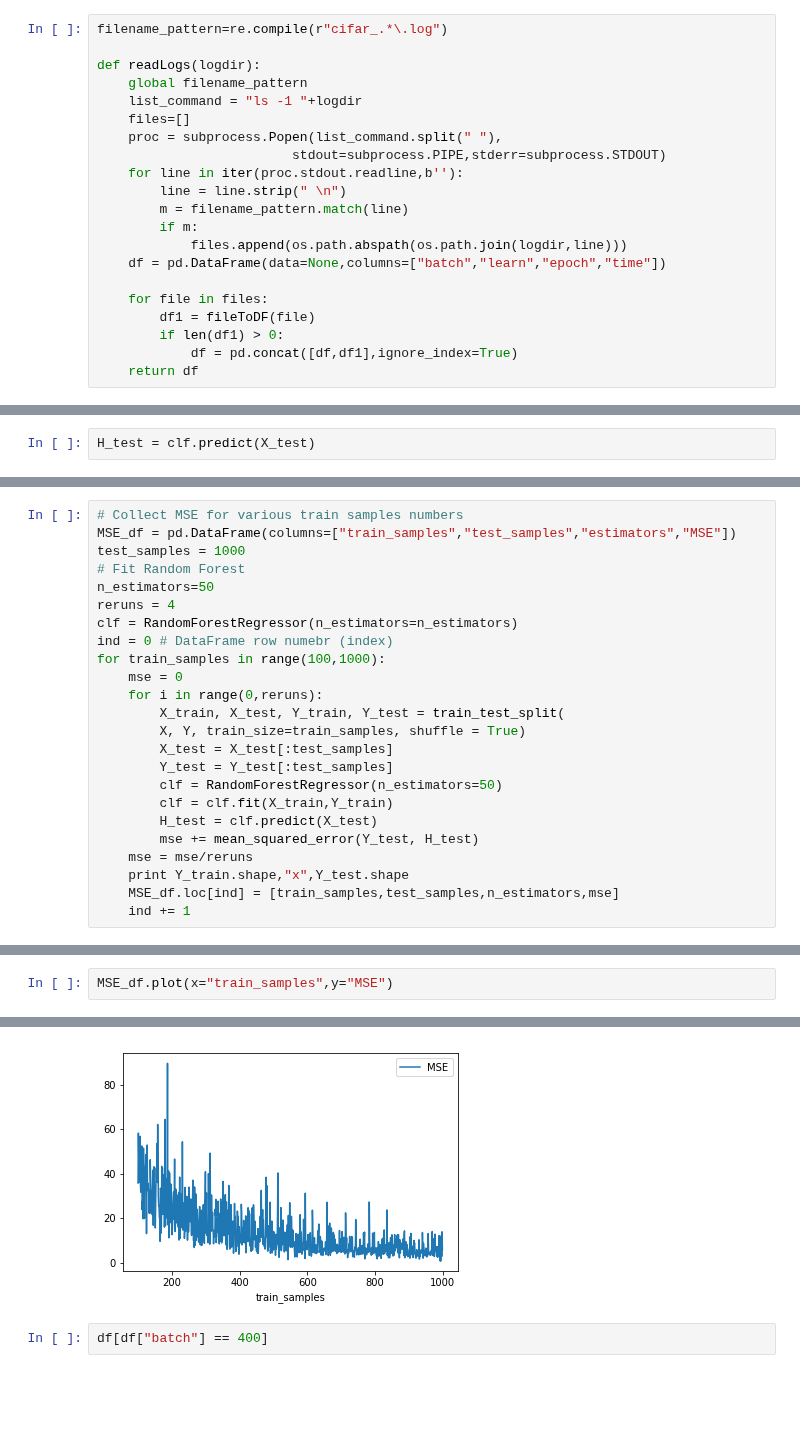
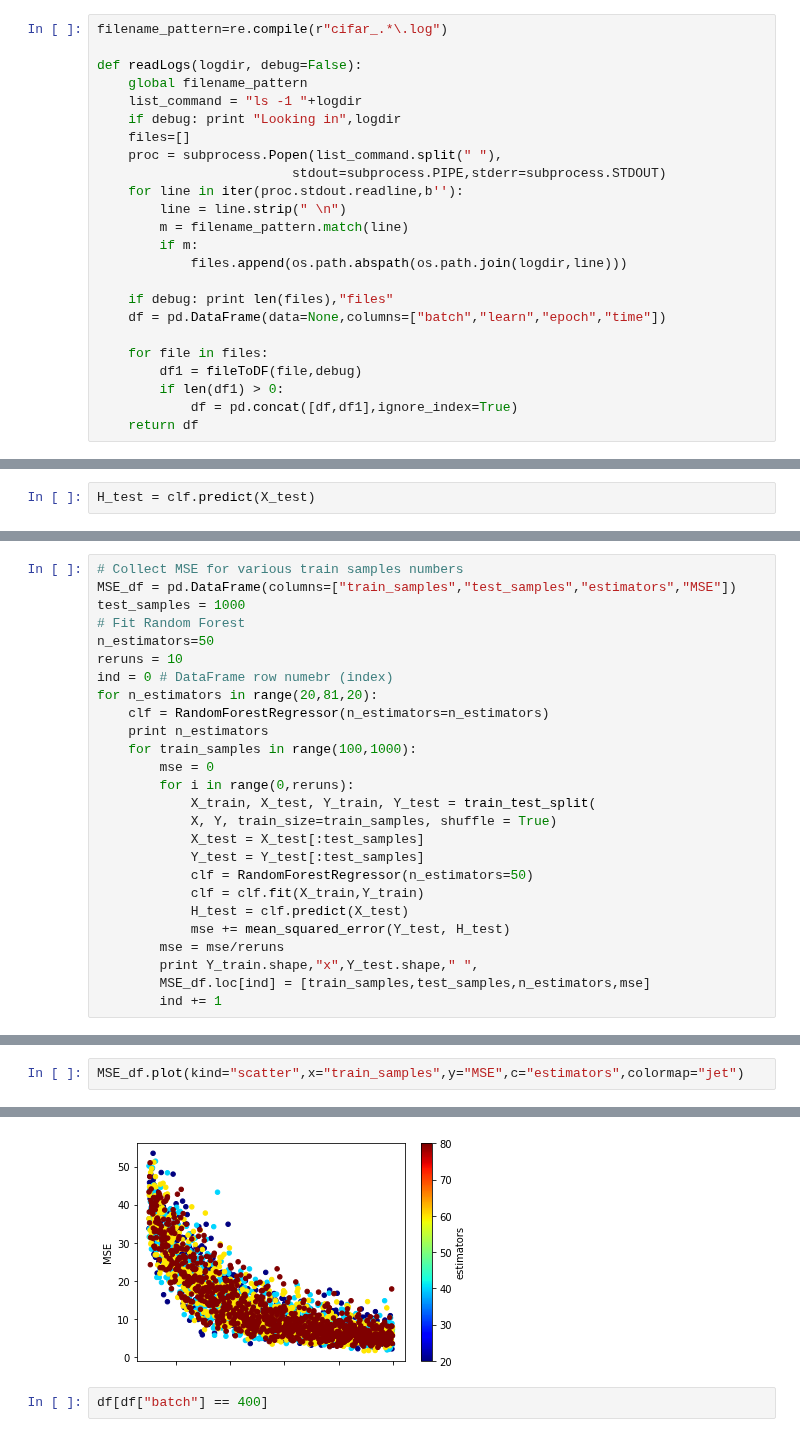
Before and after one commit to pyotr777/mlbenchmarks, a Jupyter notebook: Chainer/microseries_predict_time_multiplatforms_MSEperTrainSetSize.ipynb, the cells around one changed output, grey strips where cells are left out. Cells and saved outputs as stored; diff of their text form; blank space fills up the shorter version.

Commit message:
Plot MSE as a function of train set size and number of estimators.

```diff
--- a/Chainer/microseries_predict_time_multiplatforms_MSEperTrainSetSize.ipynb
+++ b/Chainer/microseries_predict_time_multiplatforms_MSEperTrainSetSize.ipynb
@@ -53,9 +54,10 @@ def fileToDF(logfile, debug=False):
 # %%
 filename_pattern=re.compile(r"cifar_.*\.log")
 
-def readLogs(logdir):
+def readLogs(logdir, debug=False):
     global filename_pattern
     list_command = "ls -1 "+logdir
+    if debug: print "Looking in",logdir
     files=[]
     proc = subprocess.Popen(list_command.split(" "),
                          stdout=subprocess.PIPE,stderr=subprocess.STDOUT)
@@ -64,10 +66,12 @@ def readLogs(logdir):
         m = filename_pattern.match(line)
         if m:
             files.append(os.path.abspath(os.path.join(logdir,line)))
+
+    if debug: print len(files),"files"
     df = pd.DataFrame(data=None,columns=["batch","learn","epoch","time"])
 
     for file in files:
-        df1 = fileToDF(file)
+        df1 = fileToDF(file,debug)
         if len(df1) > 0:
             df = pd.concat([df,df1],ignore_index=True)
     return df
@@ -304,22 +308,24 @@ MSE_df = pd.DataFrame(columns=["train_samples","test_samples","estimators","MSE"
 test_samples = 1000
 # Fit Random Forest
 n_estimators=50
-reruns = 4
-clf = RandomForestRegressor(n_estimators=n_estimators)
+reruns = 10
 ind = 0 # DataFrame row numebr (index)
-for train_samples in range(100,1000):
-    mse = 0
-    for i in range(0,reruns):
-        X_train, X_test, Y_train, Y_test = train_test_split(
-        X, Y, train_size=train_samples, shuffle = True)
-        X_test = X_test[:test_samples]
-        Y_test = Y_test[:test_samples]
-        clf = RandomForestRegressor(n_estimators=50)
-        clf = clf.fit(X_train,Y_train)
-        H_test = clf.predict(X_test)
-        mse += mean_squared_error(Y_test, H_test)
-    mse = mse/reruns
-    print Y_train.shape,"x",Y_test.shape
-    MSE_df.loc[ind] = [train_samples,test_samples,n_estimators,mse]
-    ind += 1
+for n_estimators in range(20,81,20):
+    clf = RandomForestRegressor(n_estimators=n_estimators)
+    print n_estimators
+    for train_samples in range(100,1000):
+        mse = 0
+        for i in range(0,reruns):
+            X_train, X_test, Y_train, Y_test = train_test_split(
+            X, Y, train_size=train_samples, shuffle = True)
+            X_test = X_test[:test_samples]
+            Y_test = Y_test[:test_samples]
+            clf = RandomForestRegressor(n_estimators=50)
+            clf = clf.fit(X_train,Y_train)
+            H_test = clf.predict(X_test)
+            mse += mean_squared_error(Y_test, H_test)
+        mse = mse/reruns
+        print Y_train.shape,"x",Y_test.shape," ",
+        MSE_df.loc[ind] = [train_samples,test_samples,n_estimators,mse]
+        ind += 1
 # %% [output]
@@ -352,8 +348,8 @@ MSE_df.head()
 # %%
-MSE_df.plot(x="train_samples",y="MSE")
+MSE_df.plot(kind="scatter",x="train_samples",y="MSE",c="estimators",colormap="jet")
 # %% [output]
 <matplotlib.axes._subplots.AxesSubplot at 0x...>
-[figure, old version]
+[figure, new version]
 # %%
 df[df["batch"] == 400]
 # %% [output]
```
Also changed, not shown: parts of 7 cells of this notebook.
